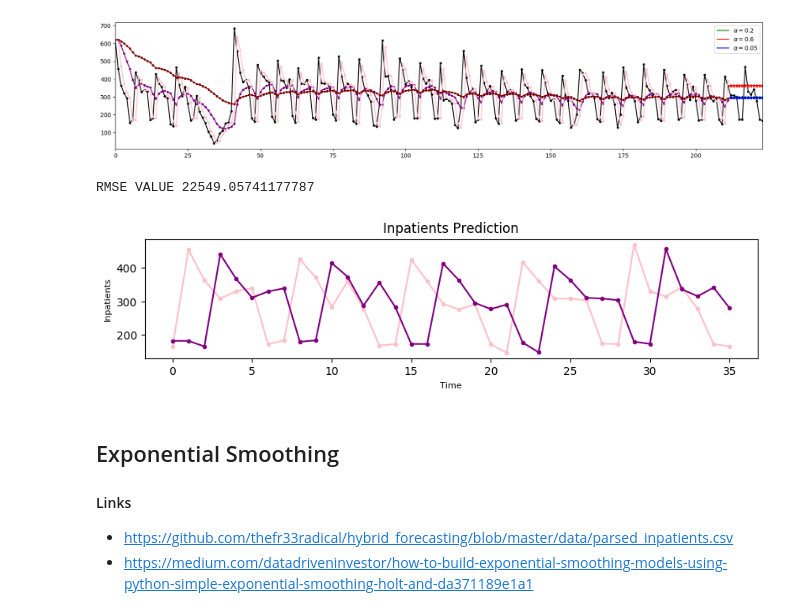
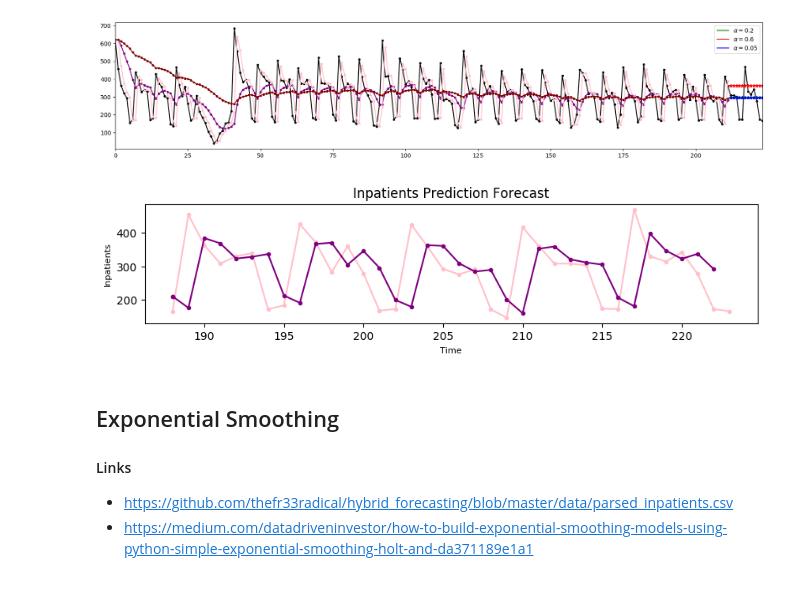
Before and after one commit to thefr33radical/hybrid_forecasting, a Jupyter notebook: code/models.ipynb, the cells around one changed output. Cells and saved outputs as stored; diff of their text form; code cells hidden in the pictures.

```diff
--- a/code/models.ipynb
+++ b/code/models.ipynb
@@ -55,31 +55,40 @@ plt.show()
 # %%
 # Rollling Forecast
 
 # Number of days to Forecast Parameter
 end =36
-alpha=0.954
+alpha=0.75
 values = data.iloc[:-end,1]
 actual_values = data.iloc[len(data)-end:,1]
 pred_values=[]
+indexes=[]
+
+#print(actual_values,values )
 
 for i in range(end):
   fit = SimpleExpSmoothing(values).fit(smoothing_level=alpha,optimized=False)
   fnext = fit.forecast(1)
+  indexes.append(fnext.index.values[0])
   pred_values.append(fnext.values[0])
   values = data.iloc[:-end+i,1]
 
+pred_values=pd.Series(pred_values)
+pred_values.index=indexes
+
+#Doubt
+#pred_values=pred_values.shift(-1)[:]
 plt.figure(num=None, figsize=(10, 2), dpi=100,facecolor='w', edgecolor='k')
 plt.xlabel('Time', fontsize=8)
 plt.ylabel('Inpatients', fontsize=8)
-plt.plot(np.asarray(actual_values),marker='.', color='pink')
+plt.plot(actual_values,marker='.', color='pink')
 plt.plot(pred_values,marker='.', color='purple')
-plt.title("Inpatients Prediction",fontsize=12)
+plt.title("Inpatients Prediction Forecast",fontsize=12)
+plt.show()
 
 # Needs correction ??
-print("RMSE VALUE",rms(actual_values,pred_values))
+#print("RMSE VALUE",rms(actual_values[:-1],pred_values.shift(1)[1:]))
 # %% [output]
-RMSE VALUE 22549.05741177787
-[figure, old version]
+[figure, new version]
 # %% [markdown]
 ## Exponential Smoothing
 #### Links
```
